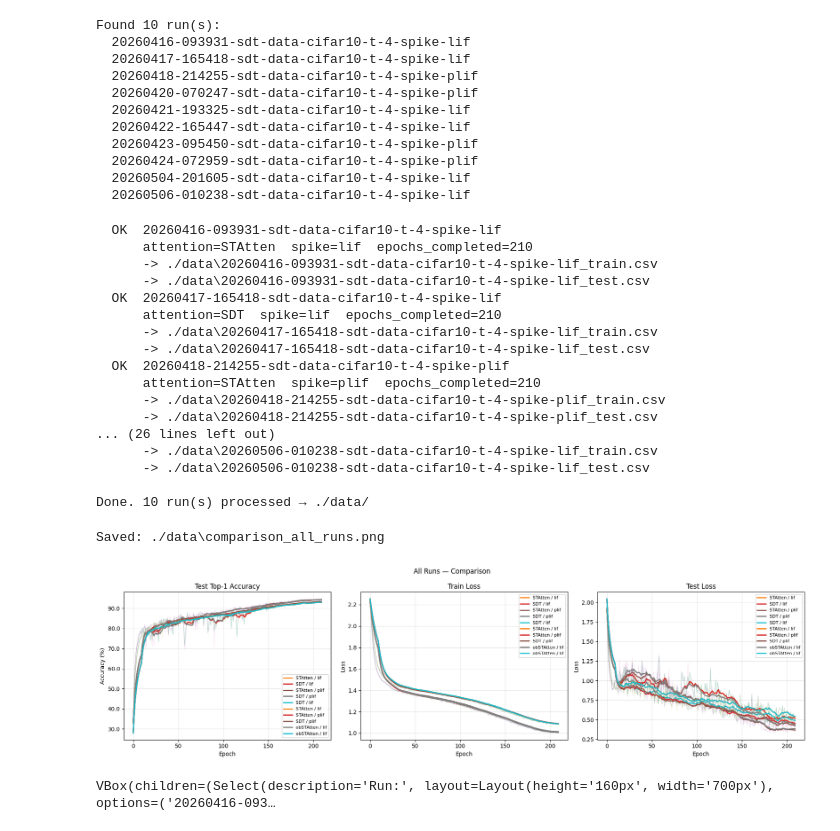
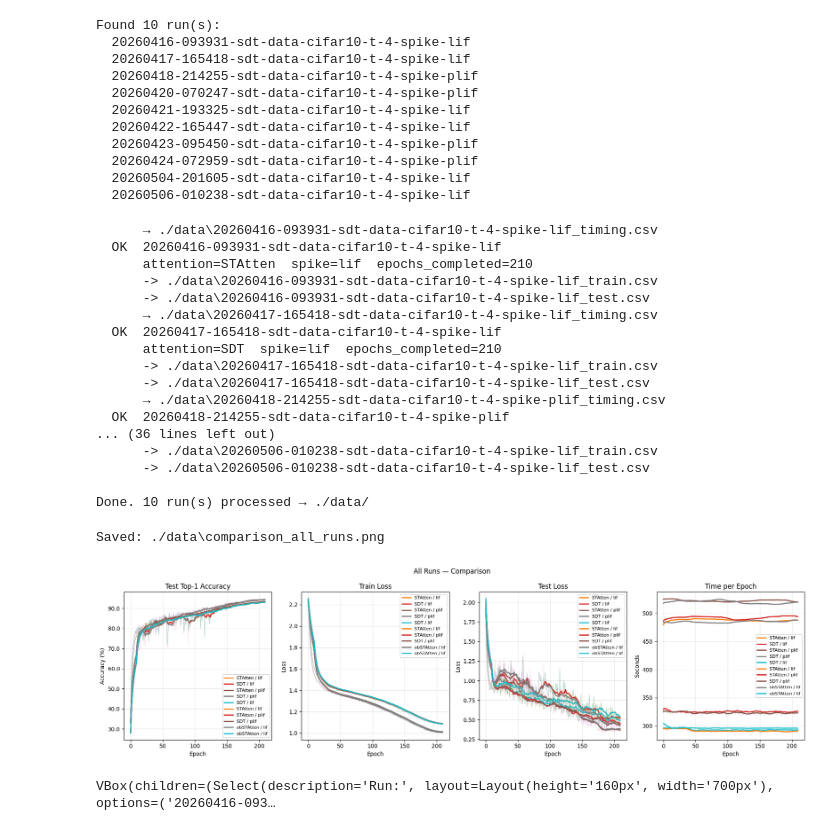
Before and after one commit to rancorjoy/obSTAtten, a Jupyter notebook: output/train/analyze_runs.ipynb, the cells around one changed output. Drawn from its saved outputs; the diff is of its cells as text; code cells hidden in the pictures.

```diff
--- a/output/train/analyze_runs.ipynb
+++ b/output/train/analyze_runs.ipynb
@@ -123,7 +163,7 @@ os.makedirs(DATA_DIR, exist_ok=True)
 
 # For each run found above, process the log file and produce a CSV
 for run_name in runs:
-    train_df, test_df = load_log(run_name)
+    train_df, test_df, timing_df = load_log(run_name)
 
     if train_df.empty and test_df.empty:
         print(f"  SKIP {run_name} — no log data found")
@@ -143,6 +183,11 @@ for run_name in runs:
     train_csv = os.path.join(DATA_DIR, f"{safe_name}_train.csv")
     test_csv  = os.path.join(DATA_DIR, f"{safe_name}_test.csv")
 
+    # Save CSV files that track training time (for training cost empirical comparissons)
+    timing_csv = os.path.join(DATA_DIR, f"{safe_name}_timing.csv")
+    timing_df.to_csv(timing_csv, index=False)
+    print(f"      → {timing_csv}")
+
     train_epoch_df.to_csv(train_csv, index=False)
     test_df.to_csv(test_csv, index=False)
 
@@ -152,21 +197,21 @@ for run_name in runs:
     print(f"      -> {train_csv}")
     print(f"      -> {test_csv}")
 
-print(f"\nDone. {len(runs)} run(s) processed → {DATA_DIR}/")
+print(f"\nDone. {len(runs)} run(s) processed -> {DATA_DIR}/")
 # %% [output]
+      → ./data\20260416-093931-sdt-data-cifar10-t-4-spike-lif_timing.csv
   OK  20260416-093931-sdt-data-cifar10-t-4-spike-lif
       attention=STAtten  spike=lif  epochs_completed=210
       -> ./data\20260416-093931-sdt-data-cifar10-t-4-spike-lif_train.csv
       -> ./data\20260416-093931-sdt-data-cifar10-t-4-spike-lif_test.csv
+      → ./data\20260417-165418-sdt-data-cifar10-t-4-spike-lif_timing.csv
   OK  20260417-165418-sdt-data-cifar10-t-4-spike-lif
       attention=SDT  spike=lif  epochs_completed=210
       -> ./data\20260417-165418-sdt-data-cifar10-t-4-spike-lif_train.csv
       -> ./data\20260417-165418-sdt-data-cifar10-t-4-spike-lif_test.csv
+      → ./data\20260418-214255-sdt-data-cifar10-t-4-spike-plif_timing.csv
   OK  20260418-214255-sdt-data-cifar10-t-4-spike-plif
-      attention=STAtten  spike=plif  epochs_completed=210
-      -> ./data\20260418-214255-sdt-data-cifar10-t-4-spike-plif_train.csv
-      -> ./data\20260418-214255-sdt-data-cifar10-t-4-spike-plif_test.csv
-... (26 lines left out)
+... (36 lines left out)
       -> ./data\20260506-010238-sdt-data-cifar10-t-4-spike-lif_train.csv
       -> ./data\20260506-010238-sdt-data-cifar10-t-4-spike-lif_test.csv
 
@@ -175,12 +220,13 @@ Done. 10 run(s) processed → ./data/
 # Comparison plots across ALL runs
 # Reads from the already-built CSVs in data/ and overlays all runs on shared axes.
 
-fig, axes = plt.subplots(1, 3, figsize=(18, 5))
+fig, axes = plt.subplots(1, 4, figsize=(18, 5))
 fig.suptitle("All Runs — Comparison", fontsize=12)
 
 ax_acc   = axes[0]  # Top-1 accuracy
 ax_tloss = axes[1]  # Train loss
 ax_vloss = axes[2]  # Test loss
+ax_time  = axes[3]  # Train Time
 
 # For each run found above, generate a trace name and add data to the plots
 for run_name in runs:
@@ -215,36 +261,50 @@ for run_name in runs:
     ax_vloss.plot(test_df["epoch"],  test_df["loss"],   alpha=0.2, linewidth=0.8)
     ax_vloss.plot(test_df["epoch"],  vloss_ma,          linewidth=2.0, label=label)
 
+    # Produce train time plot for each run
+    timing_csv = os.path.join(DATA_DIR, f"{safe_name}_timing.csv")
+    if os.path.exists(timing_csv):
+        timing_df = pd.read_csv(timing_csv)
+        time_ma = timing_df["epoch_seconds"].rolling(window=10, min_periods=1).mean()
+        ax_time.plot(timing_df["epoch"], timing_df["epoch_seconds"], alpha=0.2, linewidth=0.8)
+        ax_time.plot(timing_df["epoch"], time_ma, linewidth=2.0, label=label)
+
 # After all data is generated for each plot, all graphs are initialized with reasonable settings
 # This produces three plots, Test Top-1 Accuracy, Train Loss, and Test Loss per Epoch
 ax_acc.set_title("Test Top-1 Accuracy")
 ax_acc.set_xlabel("Epoch")
 ax_acc.set_ylabel("Accuracy (%)")
 ax_acc.legend(fontsize=8)
 ax_acc.grid(True, alpha=0.3)
 ax_acc.yaxis.set_major_formatter(ticker.FormatStrFormatter("%.1f"))
 
 ax_tloss.set_title("Train Loss")
 ax_tloss.set_xlabel("Epoch")
 ax_tloss.set_ylabel("Loss")
 ax_tloss.legend(fontsize=8)
 ax_tloss.grid(True, alpha=0.3)
 
 ax_vloss.set_title("Test Loss")
 ax_vloss.set_xlabel("Epoch")
 ax_vloss.set_ylabel("Loss")
 ax_vloss.legend(fontsize=8)
 ax_vloss.grid(True, alpha=0.3)
 
+ax_time.set_title("Time per Epoch")
+ax_time.set_xlabel("Epoch")
+ax_time.set_ylabel("Seconds")
+ax_time.legend(fontsize=8)
+ax_time.grid(True, alpha=0.3)
+
 plt.tight_layout()
 
 comparison_path = os.path.join(DATA_DIR, "comparison_all_runs.png")
 plt.savefig(comparison_path, dpi=150, bbox_inches="tight")
 print(f"Saved: {comparison_path}")
 plt.show()
 # %% [output]
 Saved: ./data\comparison_all_runs.png
-[figure, old version]
+[figure, new version]
 # %%
 # Run selector widget and show related values for each run
 
```
Also changed, not shown: parts of 4 cells of this notebook, 14 other files.
